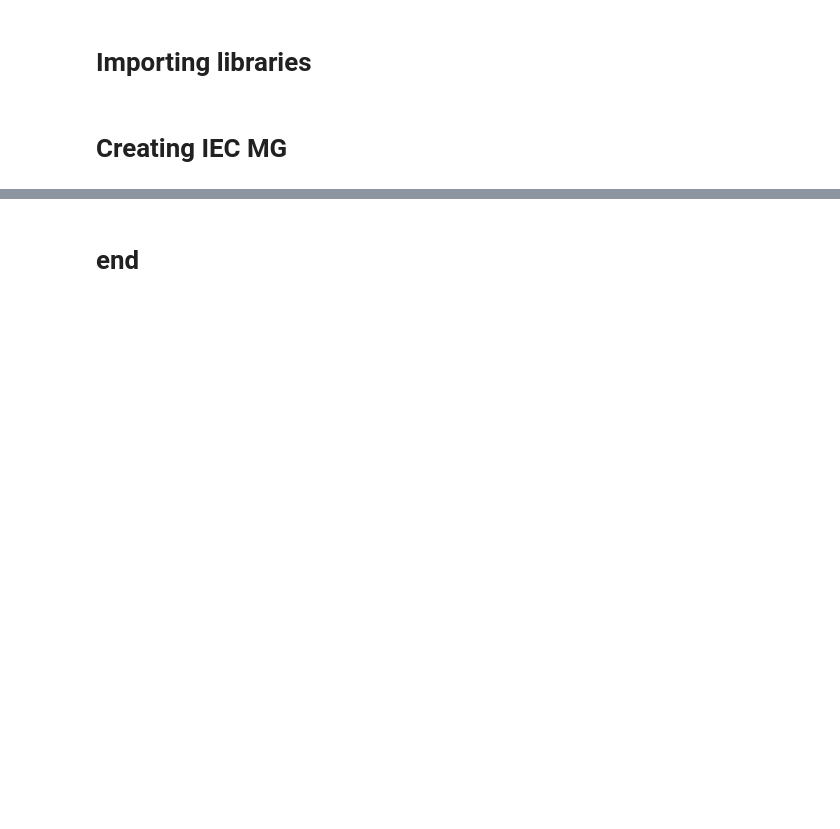
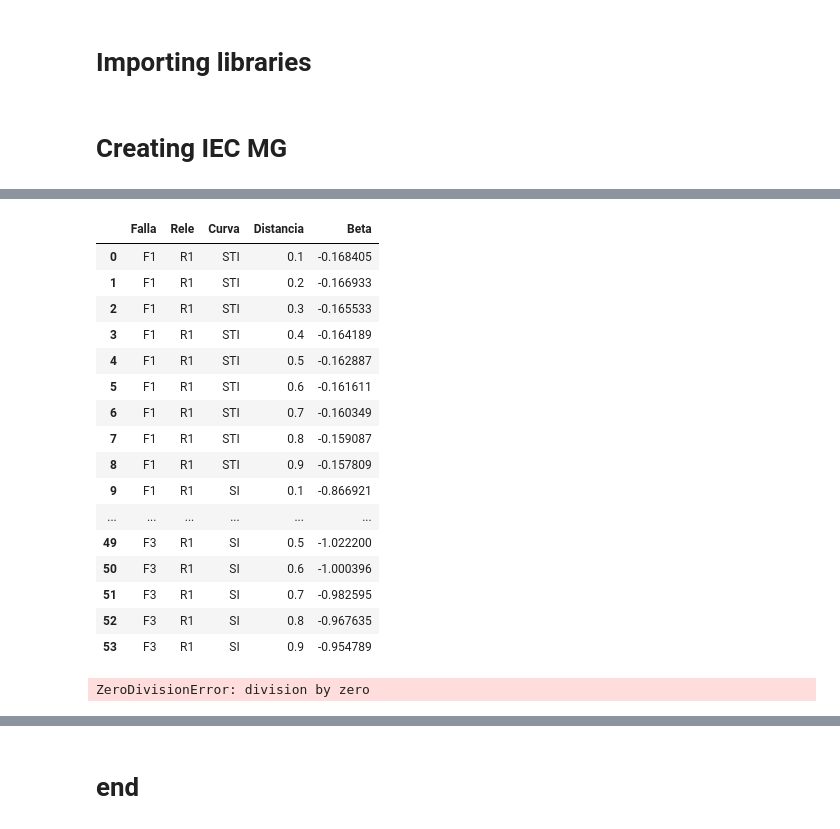
Before and after one commit to leonidasf300/OUU2026, a Jupyter notebook: LeonSerna_OUU_project_v0_simple_feeder.ipynb, the cells around one changed output, grey strips where cells are left out. Drawn from its saved outputs; the diff is of its cells as text; code cells hidden in the pictures; blank space fills up the shorter version.

```diff
--- a/LeonSerna_OUU_project_v0_simple_feeder.ipynb
+++ b/LeonSerna_OUU_project_v0_simple_feeder.ipynb
@@ -254,0 +326,22 @@ OMS = {
+# %%
+Findex=[f"F{i+1}" for i in range(3)]
+Rindex=[f"R{i+1}" for i in range(4)]
+
+BETA=dict()
+B=dict()
+
+for relay in range(len(Rindex)):
+  for fault in range(len(Findex)):
+    for curve in range(len(C)):
+      dsteps = 3
+      steps = [i / dsteps for i in range(1, dsteps)]
+      ICC_fid = calculate_sc_percentage(net, nombre_linea=faults[Findex[fault]], pasos=dsteps)
+      for index, ICC2 in enumerate(ICC_fid):
+        #PSMif=(ICC[fault][relay])/(CT_PS[relay][0])/CT_PS[relay][1]
+        PSMif=(ICC2)/(CT_PS[relay][0])/CT_PS[relay][1]
+        #BETA[Findex[fault],Rindex[relay],C[curve]]=(Cindex[C[curve]]["A"])/((PSMif**Cindex[C[curve]]["B"])-1)
+        BETA[Findex[fault],Rindex[relay],C[curve],steps[index]]=(Cindex[C[curve]]["A"])/((PSMif**Cindex[C[curve]]["B"])-1)
+
+for main in range(len(Rindex)):
+  for backup in range(len(Rindex)):
+    B[Rindex[main],Rindex[backup]] = BACKUP[main][backup]
@@ -254,0 +366,18 @@ OMS = {
+# %%
+# Convert the BETA dictionary to a list of dictionaries for DataFrame creation
+beta_data = []
+for key, value in BETA.items():
+    falla, rele, curva, distancia = key
+    beta_data.append({
+        'Falla': falla,
+        'Rele': rele,
+        'Curva': curva,
+        'Distancia': distancia,
+        'Beta': value
+    })
+
+# Create the DataFrame
+beta_df = pd.DataFrame(beta_data)
+
+# Display the first few rows of the DataFrame
+display(beta_df.head())
@@ -254,0 +391,24 @@ OMS = {
+# %%
+beta_df[beta_df["Rele"]=="R1"]
+# %% [output]
+|  | Falla | Rele | Curva | Distancia | Beta |
+| 0 | F1 | R1 | STI | 0.1 | -0.168405 |
+| 1 | F1 | R1 | STI | 0.2 | -0.166933 |
+| 2 | F1 | R1 | STI | 0.3 | -0.165533 |
+| 3 | F1 | R1 | STI | 0.4 | -0.164189 |
+| 4 | F1 | R1 | STI | 0.5 | -0.162887 |
+| 5 | F1 | R1 | STI | 0.6 | -0.161611 |
+| 6 | F1 | R1 | STI | 0.7 | -0.160349 |
+| 7 | F1 | R1 | STI | 0.8 | -0.159087 |
+| 8 | F1 | R1 | STI | 0.9 | -0.157809 |
+| 9 | F1 | R1 | SI | 0.1 | -0.866921 |
+| ... | ... | ... | ... | ... | ... |
+| 49 | F3 | R1 | SI | 0.5 | -1.022200 |
+| 50 | F3 | R1 | SI | 0.6 | -1.000396 |
+| 51 | F3 | R1 | SI | 0.7 | -0.982595 |
+| 52 | F3 | R1 | SI | 0.8 | -0.967635 |
+| 53 | F3 | R1 | SI | 0.9 | -0.954789 |
+# %%
+1/0
+# %% [output]
+ZeroDivisionError: division by zero
```
Also changed, not shown: parts of 22 cells of this notebook.
